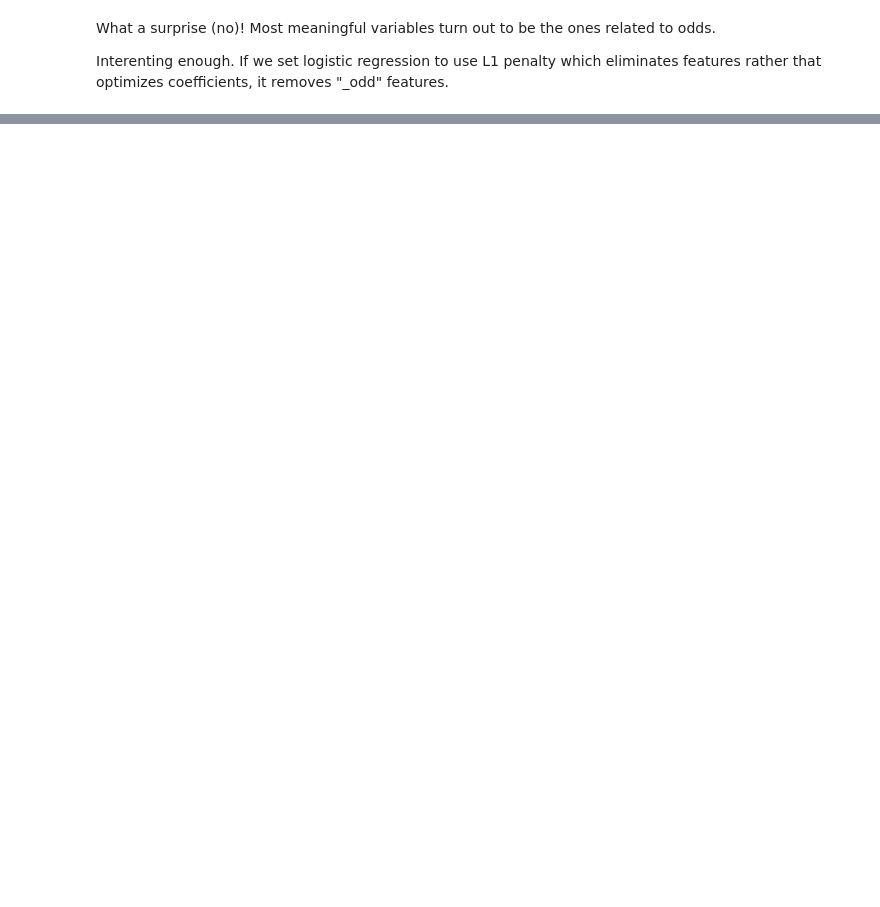
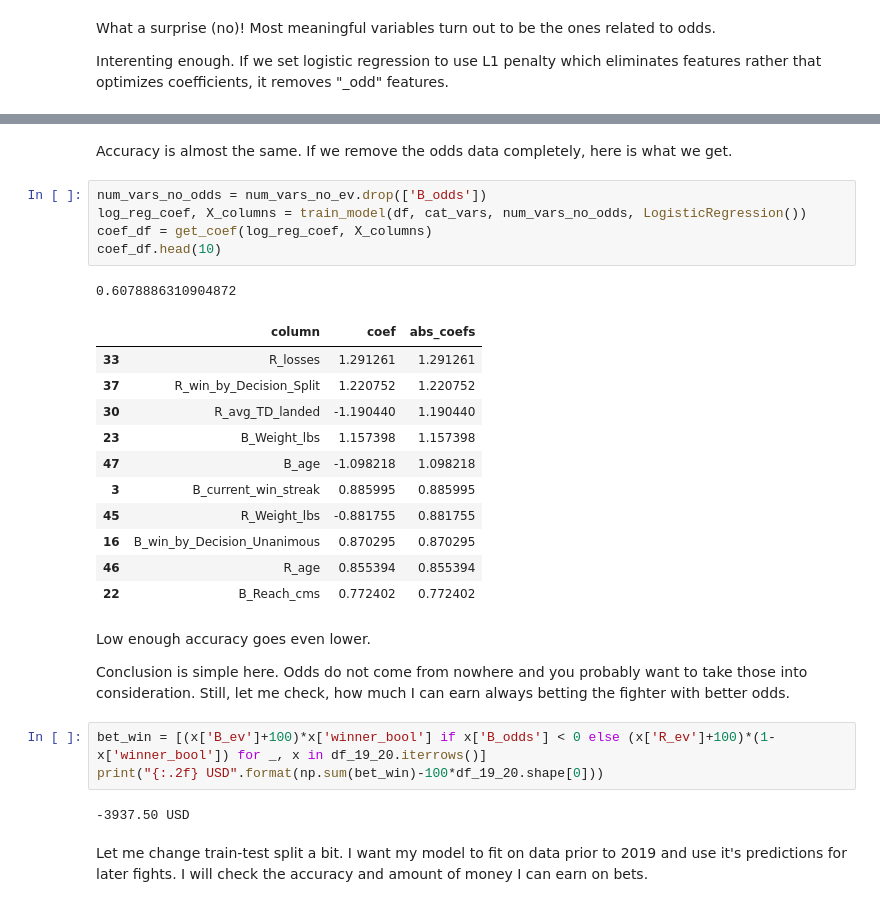
Before and after one commit to vvvvvvasena/UFC, a Jupyter notebook: How to make money watching UFC.ipynb, the cells around one changed output, grey strips where cells are left out. Drawn from its saved outputs; the diff is of its cells as text; blank space fills up the shorter version.

```diff
--- a/How to make money watching UFC.ipynb
+++ b/How to make money watching UFC.ipynb
@@ -311,0 +379,31 @@ coef_df.head(10)
+# %% [markdown]
+Accuracy is almost the same. If we remove the odds data completely, here is what we get.
+# %%
+num_vars_no_odds = num_vars_no_ev.drop(['B_odds'])
+log_reg_coef, X_columns = train_model(df, cat_vars, num_vars_no_odds, LogisticRegression())
+coef_df = get_coef(log_reg_coef, X_columns)
+coef_df.head(10)
+# %% [output]
+0.6078886310904872
+|  | column | coef | abs_coefs |
+| 33 | R_losses | 1.291261 | 1.291261 |
+| 37 | R_win_by_Decision_Split | 1.220752 | 1.220752 |
+| 30 | R_avg_TD_landed | -1.190440 | 1.190440 |
+| 23 | B_Weight_lbs | 1.157398 | 1.157398 |
+| 47 | B_age | -1.098218 | 1.098218 |
+| 3 | B_current_win_streak | 0.885995 | 0.885995 |
+| 45 | R_Weight_lbs | -0.881755 | 0.881755 |
+| 16 | B_win_by_Decision_Unanimous | 0.870295 | 0.870295 |
+| 46 | R_age | 0.855394 | 0.855394 |
+| 22 | B_Reach_cms | 0.772402 | 0.772402 |
+# %% [markdown]
+Low enough accuracy goes even lower.
+
+Conclusion is simple here. Odds do not come from nowhere and you probably want to take those into consideration. Still, let me check, how much I can earn always betting the fighter with better odds.
+# %%
+bet_win = [(x['B_ev']+100)*x['winner_bool'] if x['B_odds'] < 0 else (x['R_ev']+100)*(1-x['winner_bool']) for _, x in df_19_20.iterrows()]
+print("{:.2f} USD".format(np.sum(bet_win)-100*df_19_20.shape[0]))
+# %% [output]
+-3937.50 USD
+# %% [markdown]
+Let me change train-test split a bit. I want my model to fit on data prior to 2019 and use it's predictions for later fights. I will check the accuracy and amount of money I can earn on bets.
```
Also changed, not shown: parts of 44 cells of this notebook.
